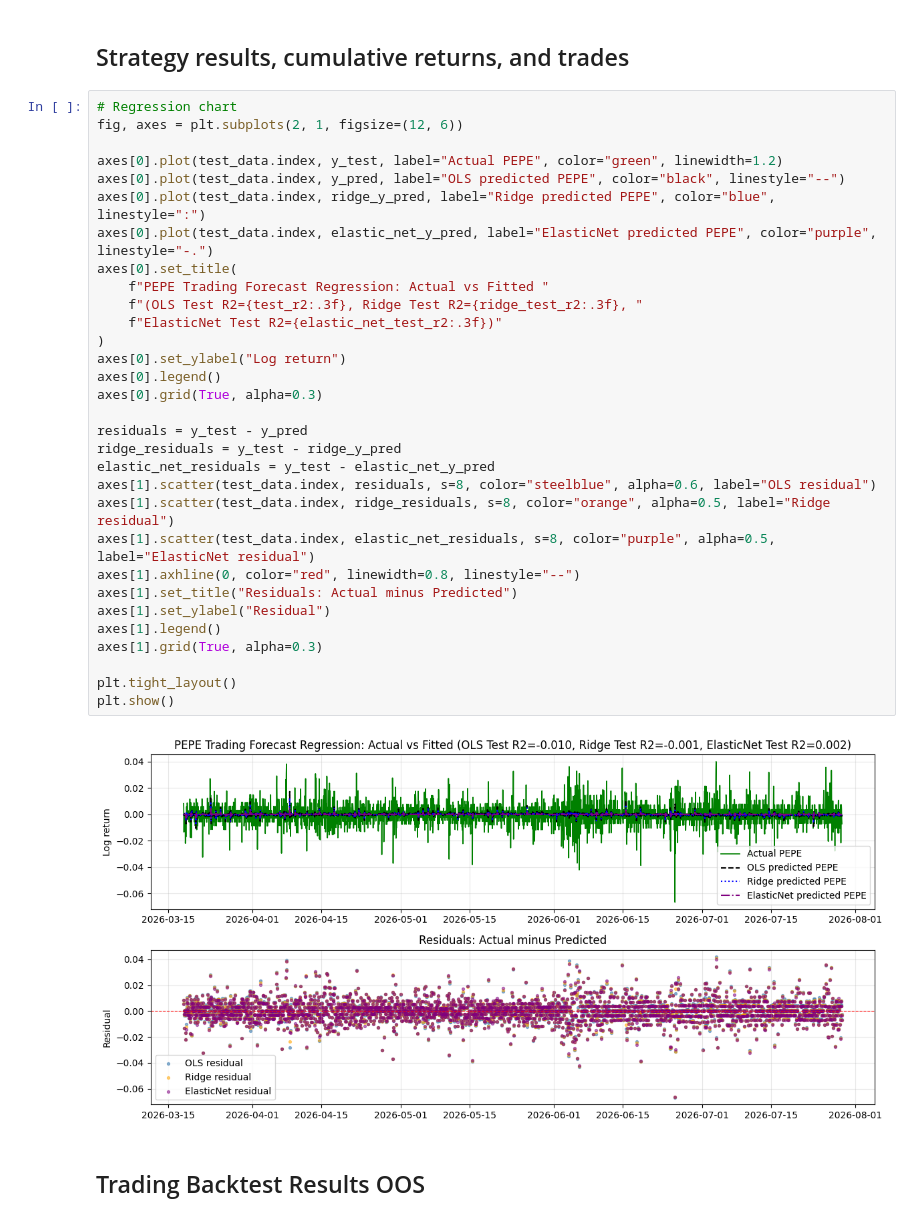
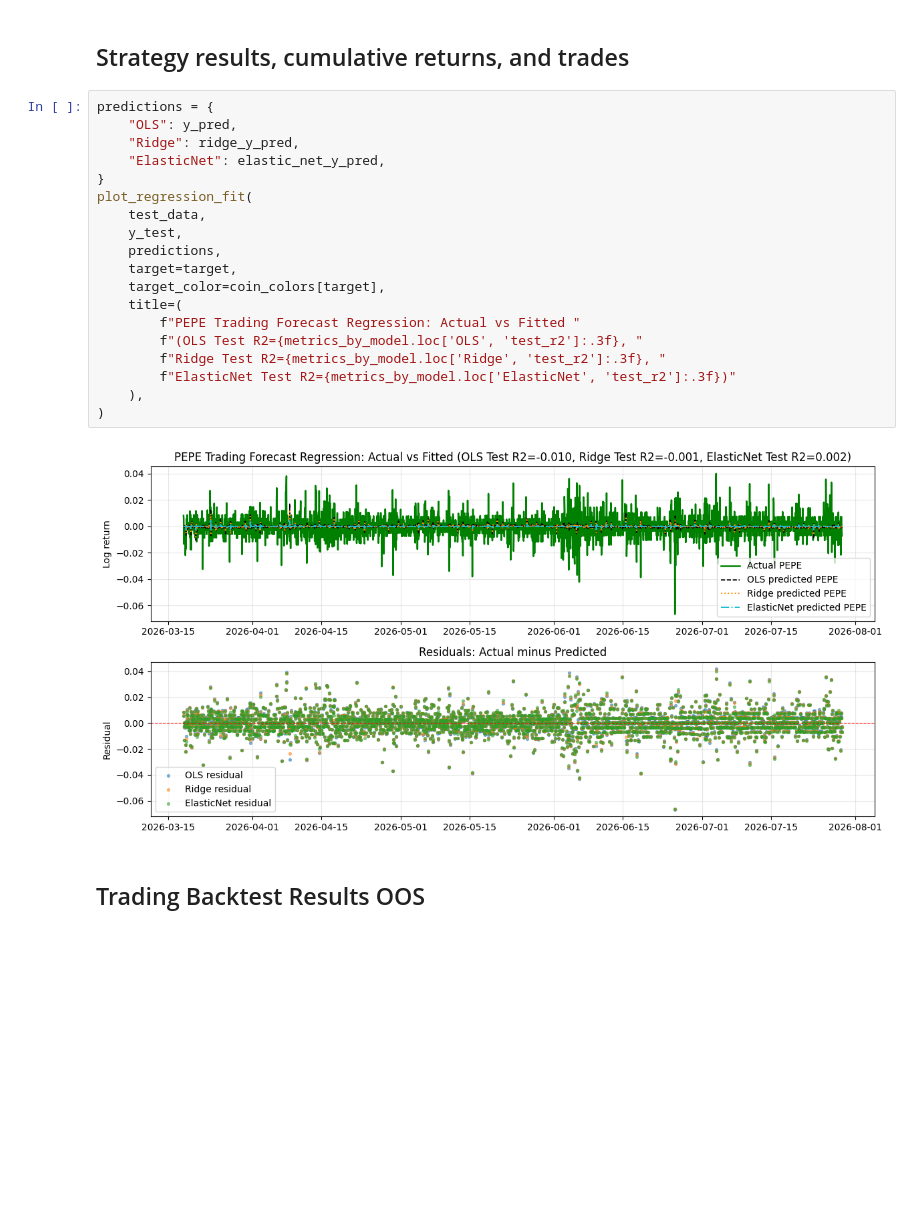
Before and after one commit to jcjcjc-stack/altcoin-factormodel, a Jupyter notebook: research_notebooks/PEPE/PEPE_Trading_Forecast_Regression.ipynb, the cells around one changed output. Saved outputs shown, nothing was run; the diff lists cells and outputs as text; blank space fills up the shorter version.

```diff
--- a/research_notebooks/PEPE/PEPE_Trading_Forecast_Regression.ipynb
+++ b/research_notebooks/PEPE/PEPE_Trading_Forecast_Regression.ipynb
@@ -560,38 +227,26 @@ VXX_lag1 -0.000200515      0.000200515
 # %% [markdown]
 ## Strategy results, cumulative returns, and trades
 # %%
-# Regression chart
-fig, axes = plt.subplots(2, 1, figsize=(12, 6))
-
-axes[0].plot(test_data.index, y_test, label="Actual PEPE", color="green", linewidth=1.2)
-axes[0].plot(test_data.index, y_pred, label="OLS predicted PEPE", color="black", linestyle="--")
-axes[0].plot(test_data.index, ridge_y_pred, label="Ridge predicted PEPE", color="blue", linestyle=":")
-axes[0].plot(test_data.index, elastic_net_y_pred, label="ElasticNet predicted PEPE", color="purple", linestyle="-.")
-axes[0].set_title(
-    f"PEPE Trading Forecast Regression: Actual vs Fitted "
-    f"(OLS Test R2={test_r2:.3f}, Ridge Test R2={ridge_test_r2:.3f}, "
-    f"ElasticNet Test R2={elastic_net_test_r2:.3f})"
+predictions = {
+    "OLS": y_pred,
+    "Ridge": ridge_y_pred,
+    "ElasticNet": elastic_net_y_pred,
+}
+plot_regression_fit(
+    test_data,
+    y_test,
+    predictions,
+    target=target,
+    target_color=coin_colors[target],
+    title=(
+        f"PEPE Trading Forecast Regression: Actual vs Fitted "
+        f"(OLS Test R2={metrics_by_model.loc['OLS', 'test_r2']:.3f}, "
+        f"Ridge Test R2={metrics_by_model.loc['Ridge', 'test_r2']:.3f}, "
+        f"ElasticNet Test R2={metrics_by_model.loc['ElasticNet', 'test_r2']:.3f})"
+    ),
 )
-axes[0].set_ylabel("Log return")
-axes[0].legend()
-axes[0].grid(True, alpha=0.3)
-
-residuals = y_test - y_pred
-ridge_residuals = y_test - ridge_y_pred
-elastic_net_residuals = y_test - elastic_net_y_pred
-axes[1].scatter(test_data.index, residuals, s=8, color="steelblue", alpha=0.6, label="OLS residual")
-axes[1].scatter(test_data.index, ridge_residuals, s=8, color="orange", alpha=0.5, label="Ridge residual")
-axes[1].scatter(test_data.index, elastic_net_residuals, s=8, color="purple", alpha=0.5, label="ElasticNet residual")
-axes[1].axhline(0, color="red", linewidth=0.8, linestyle="--")
-axes[1].set_title("Residuals: Actual minus Predicted")
-axes[1].set_ylabel("Residual")
-axes[1].legend()
-axes[1].grid(True, alpha=0.3)
-
-plt.tight_layout()
-plt.show()
 # %% [output]
-[figure, old version]
+[figure, new version]
 # %% [markdown]
 ## Trading Backtest Results OOS
 # %%
```
Also changed, not shown: parts of 9 cells of this notebook, 10 other files.
